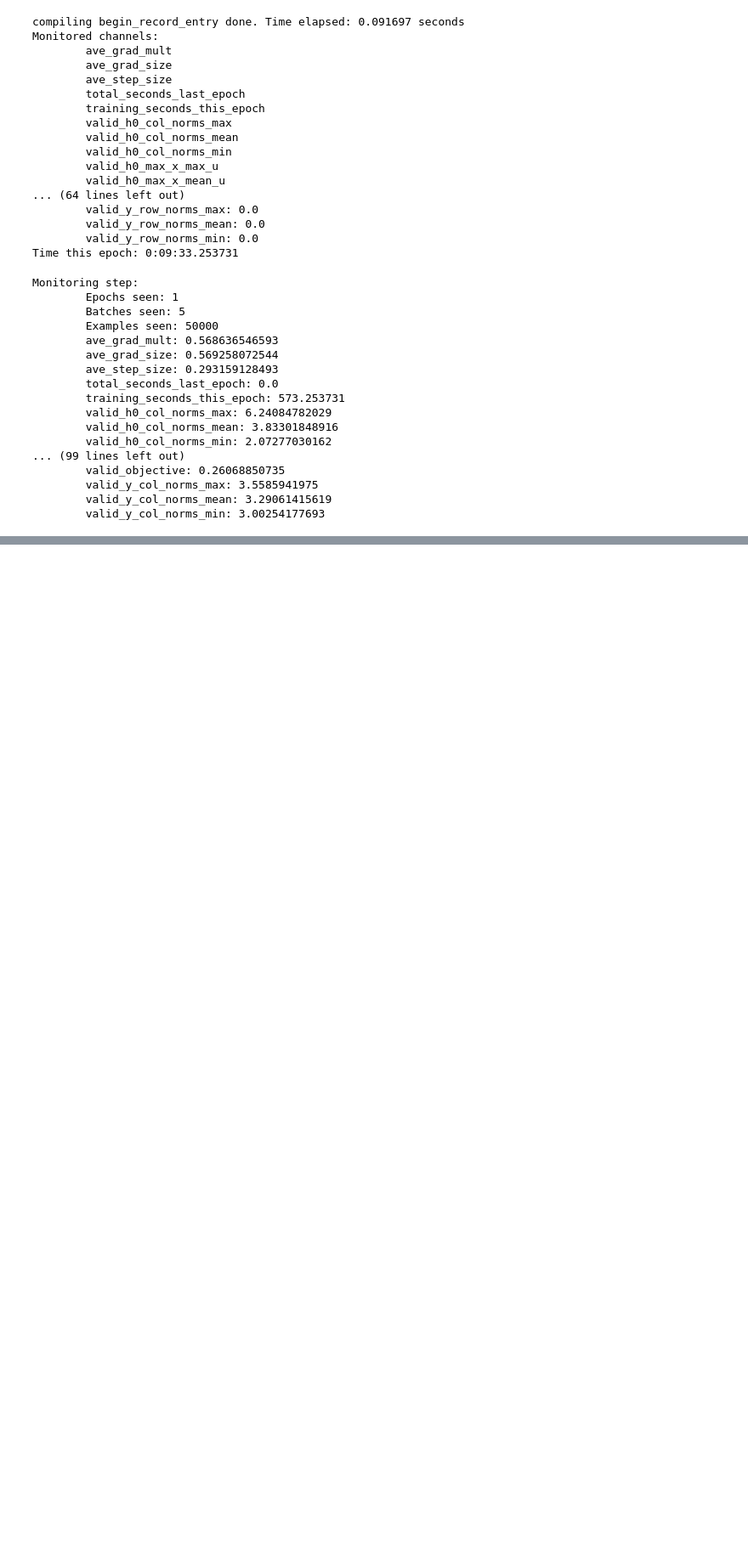
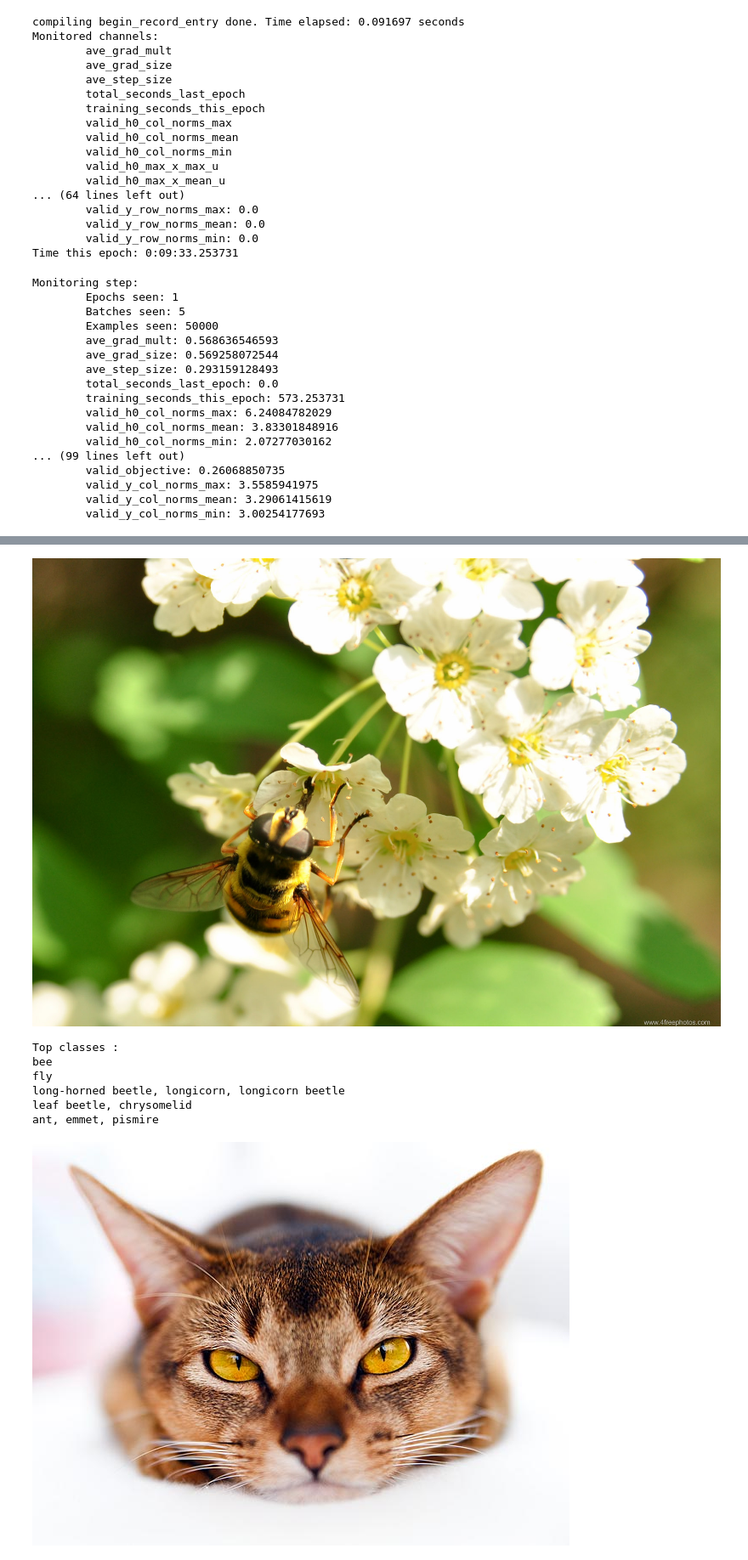
Before and after one commit to rolisz/presentations, a Jupyter notebook: Deep learning presentation.ipynb, the cells around one changed output, grey strips where cells are left out. Shown at 85% size. Cells and saved outputs as stored; diff of their text form; code cells hidden in the pictures; blank space fills up the shorter version.

```diff
--- a/Deep learning presentation.ipynb
+++ b/Deep learning presentation.ipynb
@@ -333,0 +406,12 @@ Rottweiler
+# %%
+for file in os.listdir('files/overfeat'):
+    classify('files/overfeat/'+file)
+# %% [output]
+[figure, added]
+Top classes :
+bee
+fly
+long-horned beetle, longicorn, longicorn beetle
+leaf beetle, chrysomelid
+ant, emmet, pismire
+[figure, added]
```
Also changed, not shown: parts of 23 cells of this notebook, 41 other files.
